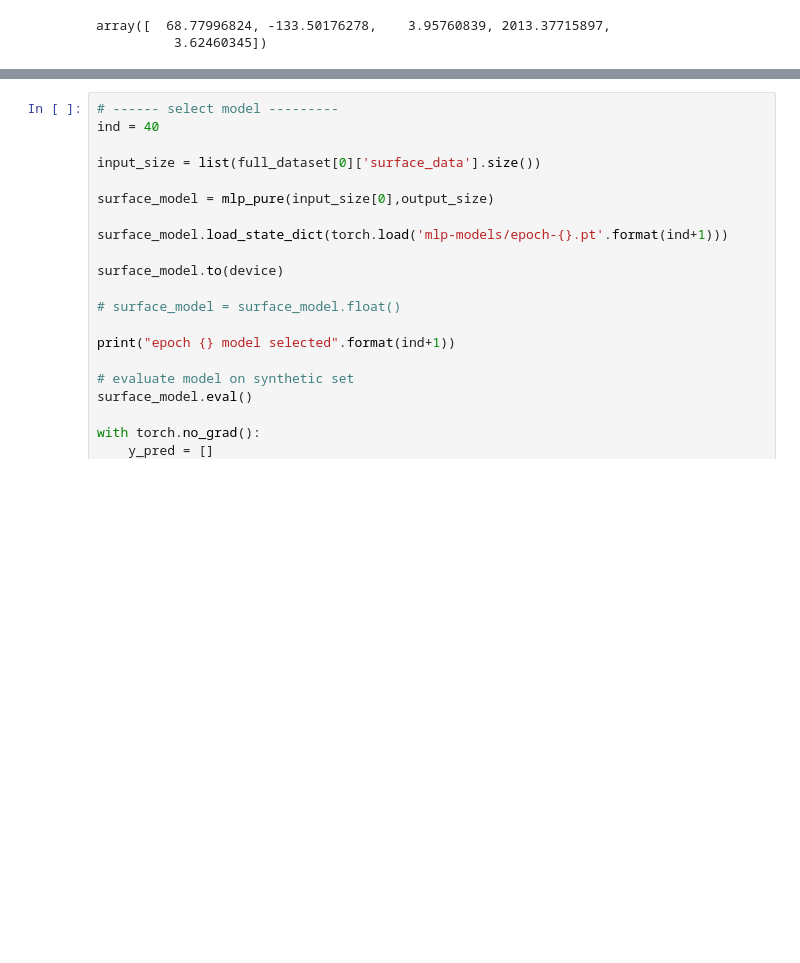
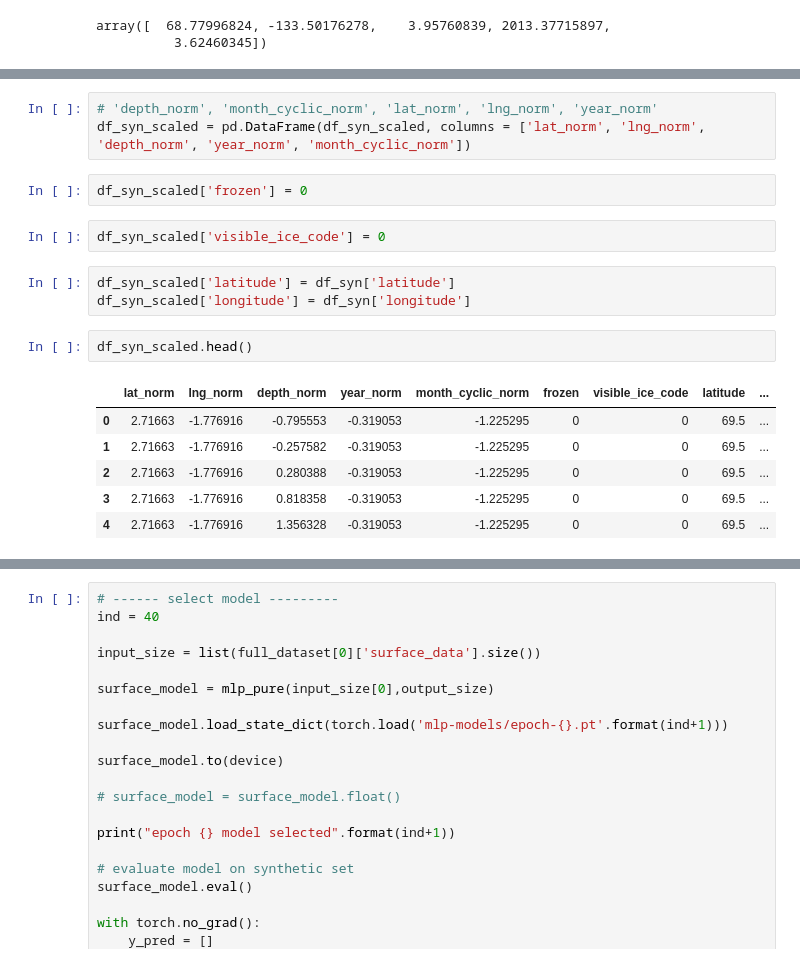
Before and after one commit to bqianz/film, a Jupyter notebook: mlpfilm_ice.ipynb, the cells around one changed output, grey strips where cells are left out. Saved outputs shown, nothing was run; the diff lists cells and outputs as text; blank space fills up the shorter version.

Commit message:
chips according to longitude latitude stretching

```diff
--- a/mlpfilm_ice.ipynb
+++ b/mlpfilm_ice.ipynb
@@ -927,0 +945,19 @@ tensor([-0.8359, -1.2253,  1.4399,  1.8515, -1.1650])
+# %%
+# 'depth_norm', 'month_cyclic_norm', 'lat_norm', 'lng_norm', 'year_norm'
+df_syn_scaled = pd.DataFrame(df_syn_scaled, columns = ['lat_norm', 'lng_norm', 'depth_norm', 'year_norm', 'month_cyclic_norm'])
+# %%
+df_syn_scaled['frozen'] = 0
+# %%
+df_syn_scaled['visible_ice_code'] = 0
+# %%
+df_syn_scaled['latitude'] = df_syn['latitude']
+df_syn_scaled['longitude'] = df_syn['longitude']
+# %%
+df_syn_scaled.head()
+# %% [output]
+|  | lat_norm | lng_norm | depth_norm | year_norm | month_cyclic_norm | frozen | visible_ice_code | latitude | ... |
+| 0 | 2.71663 | -1.776916 | -0.795553 | -0.319053 | -1.225295 | 0 | 0 | 69.5 | ... |
+| 1 | 2.71663 | -1.776916 | -0.257582 | -0.319053 | -1.225295 | 0 | 0 | 69.5 | ... |
+| 2 | 2.71663 | -1.776916 | 0.280388 | -0.319053 | -1.225295 | 0 | 0 | 69.5 | ... |
+| 3 | 2.71663 | -1.776916 | 0.818358 | -0.319053 | -1.225295 | 0 | 0 | 69.5 | ... |
+| 4 | 2.71663 | -1.776916 | 1.356328 | -0.319053 | -1.225295 | 0 | 0 | 69.5 | ... |
```
Also changed, not shown: parts of 22 cells of this notebook, 4 other files.
